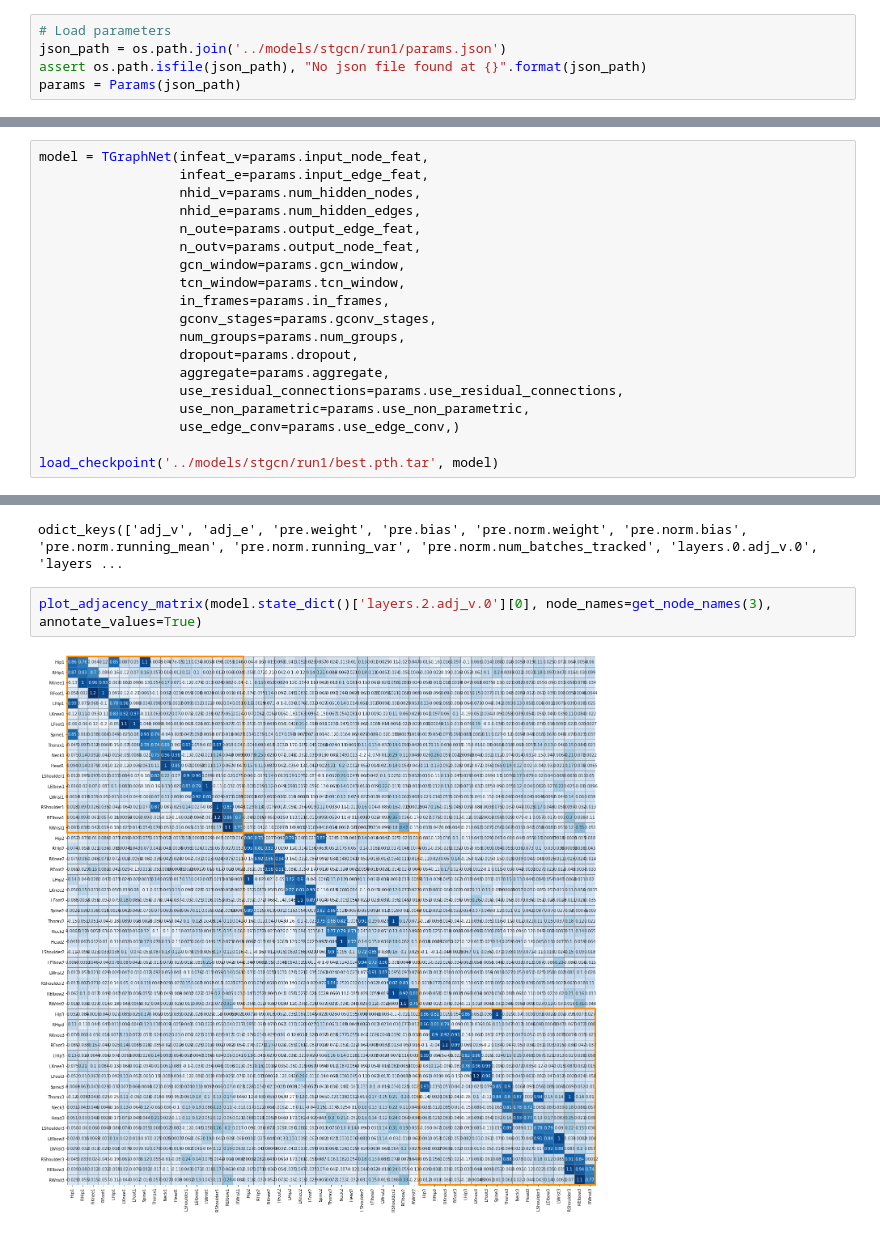
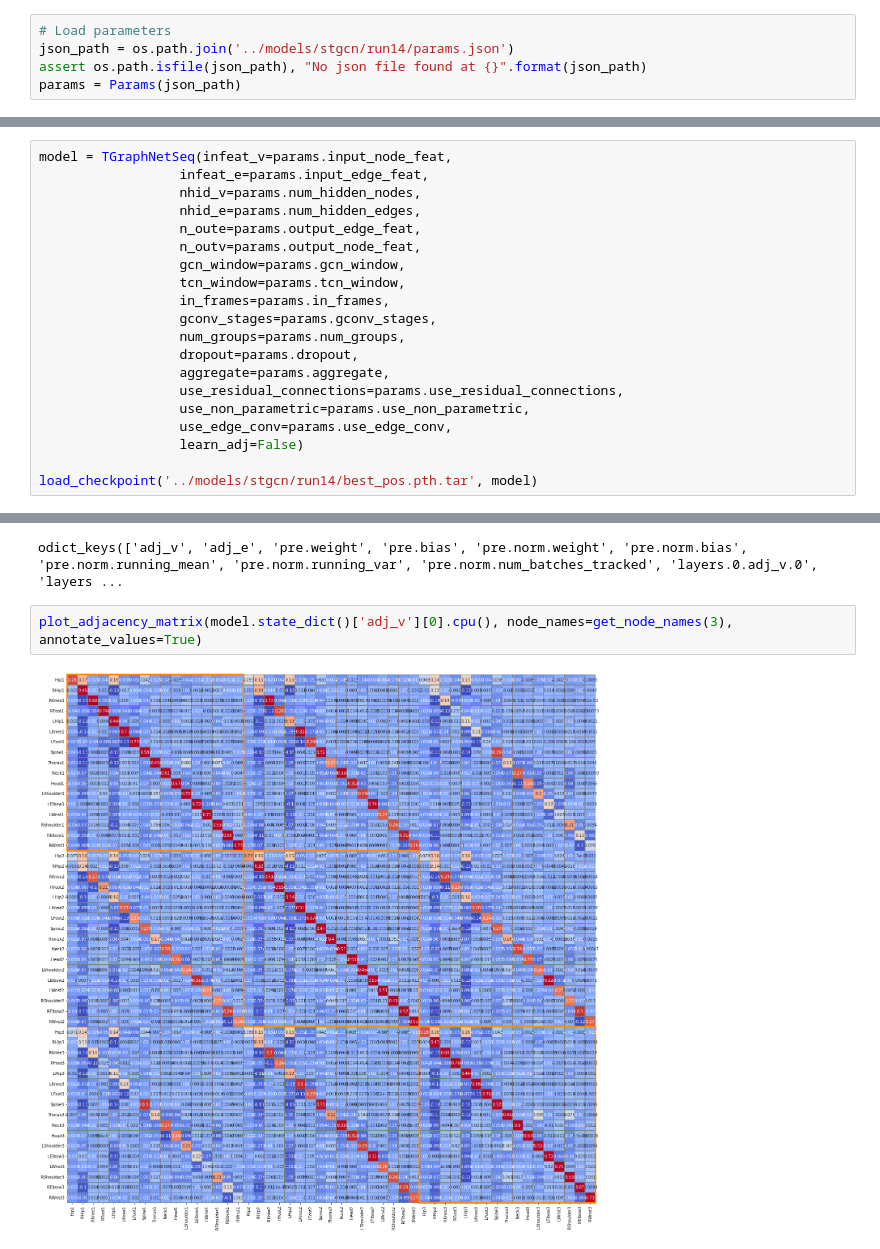
Before and after one commit to Ea0011/TGraphNet, a Jupyter notebook: notebooks/vizualization.ipynb, the cells around one changed output, grey strips where cells are left out. Saved outputs shown, nothing was run; the diff lists cells and outputs as text.

```diff
--- a/notebooks/vizualization.ipynb
+++ b/notebooks/vizualization.ipynb
@@ -18,6 +26,6 @@ from graph import Graph
 # %%
 # Load parameters
-json_path = os.path.join('../models/stgcn/run1/params.json')
+json_path = os.path.join('../models/stgcn/run14/params.json')
 assert os.path.isfile(json_path), "No json file found at {}".format(json_path)
 params = Params(json_path)
 # %%
@@ -29,5 +37,5 @@ odict_keys(['pre.weight', 'pre.bias', 'pre.norm.weight', 'pre.norm.bias', 'pre.n
 # %%
-model = TGraphNet(infeat_v=params.input_node_feat,
+model = TGraphNetSeq(infeat_v=params.input_node_feat,
                   infeat_e=params.input_edge_feat,
                   nhid_v=params.num_hidden_nodes,
                   nhid_e=params.num_hidden_edges,
@@ -42,7 +50,8 @@ model = TGraphNet(infeat_v=params.input_node_feat,
                   aggregate=params.aggregate,
                   use_residual_connections=params.use_residual_connections,
                   use_non_parametric=params.use_non_parametric,
-                  use_edge_conv=params.use_edge_conv,)
+                  use_edge_conv=params.use_edge_conv,
+                  learn_adj=False)
 
-load_checkpoint('../models/stgcn/run1/best.pth.tar', model)
+load_checkpoint('../models/stgcn/run14/best_pos.pth.tar', model)
 # %% [output]
@@ -53,6 +77,6 @@ model.state_dict().keys()
 # %% [output]
 odict_keys(['adj_v', 'adj_e', 'pre.weight', 'pre.bias', 'pre.norm.weight', 'pre.norm.bias', 'pre.norm.running_mean', 'pre.norm.running_var', 'pre.norm.num_batches_tracked', 'layers.0.adj_v.0', 'layers ...
 # %%
-plot_adjacency_matrix(model.state_dict()['layers.2.adj_v.0'][0], node_names=get_node_names(3), annotate_values=True)
+plot_adjacency_matrix(model.state_dict()['adj_v'][0].cpu(), node_names=get_node_names(3), annotate_values=True)
 # %% [output]
-[figure, old version]
+[figure, new version]
```
Also changed, not shown: parts of 16 cells of this notebook.
